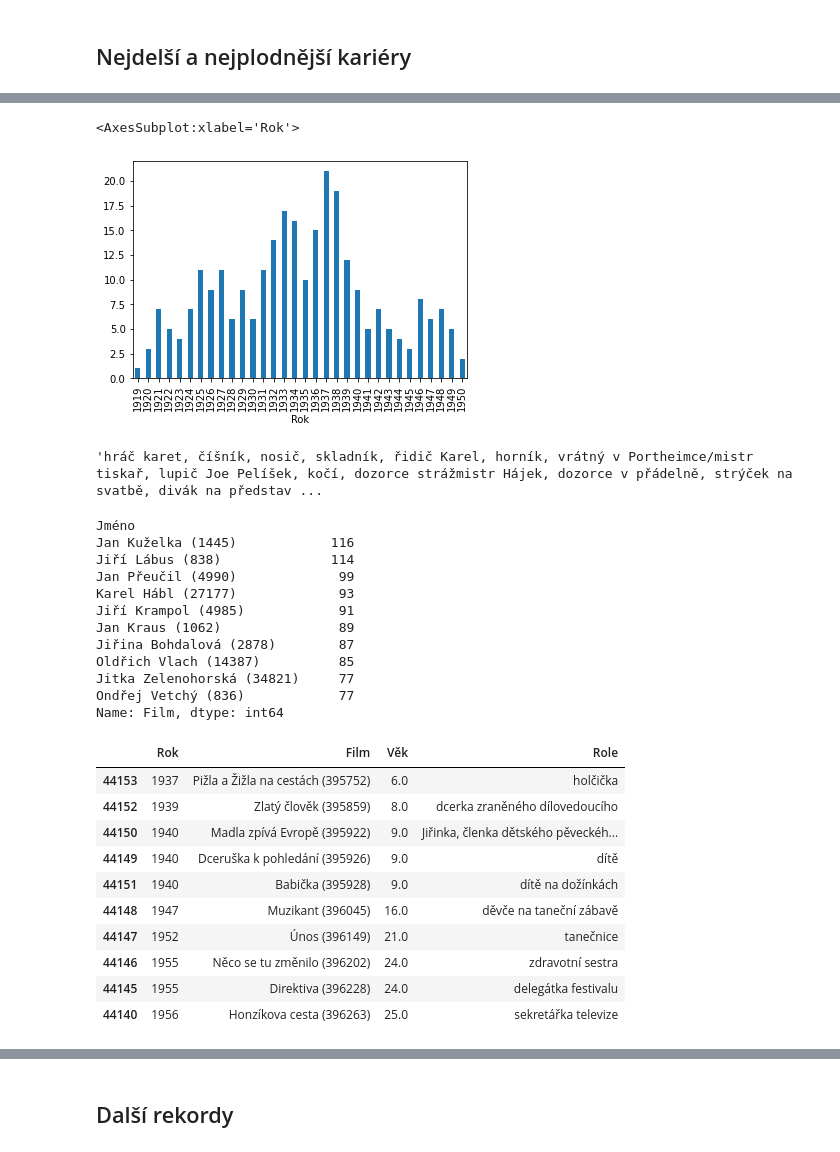
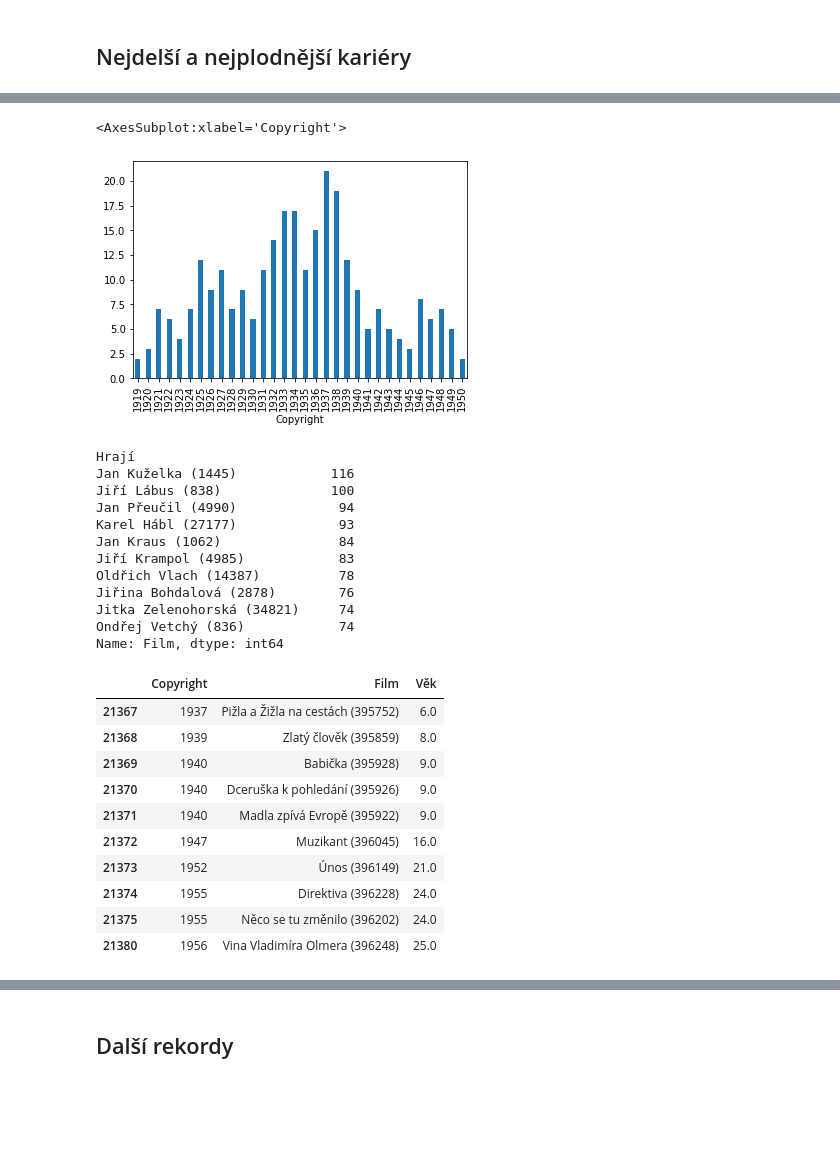
Before and after one commit to DataRozhlas/filmovy-prehled, a Jupyter notebook: 134 herectvo načisto.ipynb, the cells around one changed output, grey strips where cells are left out. Saved outputs shown, nothing was run; the diff lists cells and outputs as text; code cells hidden in the pictures; blank space fills up the shorter version.

```diff
--- a/134 herectvo načisto.ipynb
+++ b/134 herectvo načisto.ipynb
@@ -117,0 +76,4 @@ Name: Délka kariéry, dtype: int64
+# %%
+hraji = hraji.merge(persony, left_on="Hrají", right_on="Jméno")
+# %%
+hraji["Věk"] = hraji["Copyright"] - hraji["Rok narození"]
@@ -117,0 +112,3 @@ Name: Délka kariéry, dtype: int64
+# %%
+def jen_id(x):
+    return re.search("\([\w]*\)", x).group(0)[1:-1]
@@ -117,0 +119,2 @@ Name: Délka kariéry, dtype: int64
+# %%
+hraji["Id"] = hraji["Hrají"].apply(lambda x: jen_id(x))
@@ -172,38 +165,34 @@ nejaktivnejsich500 = herectvo.groupby("Jméno")["Film"].nunique().nlargest(500).
 # %%
-herectvo[herectvo["Jméno"] == "Jan W. Speerger (55928)"].groupby("Rok")["Film"].nunique().plot.bar()
+hraji[hraji["Hrají"] == "Jan W. Speerger (55928)"].groupby("Copyright")["Film"].nunique().plot.bar()
 # %% [output]
-<AxesSubplot:xlabel='Rok'>
+<AxesSubplot:xlabel='Copyright'>
-[figure, old version]
+[figure, new version]
-# %%
-", ".join(herectvo[herectvo["Jméno"] == "Jan W. Speerger (55928)"]["Role"].to_list())
-# %% [output]
-'hráč karet, číšník, nosič, skladník, řidič Karel, horník, vrátný v Portheimce/mistr tiskař, lupič Joe Pelíšek, kočí, dozorce strážmistr Hájek, dozorce v přádelně, strýček na svatbě, divák na představ ...
 # %%
-herectvo[(~herectvo["Datum narození"].isnull()) & herectvo["Datum úmrtí"].isnull()].groupby("Jméno")["Film"].nunique().nlargest(10)
+hraji[(~hraji["Datum narození"].isnull()) & hraji["Datum úmrtí"].isnull()].groupby("Hrají")["Film"].nunique().nlargest(10)
 # %% [output]
-Jméno
+Hrají
 Jan Kuželka (1445)            116
-Jiří Lábus (838)              114
-Jan Přeučil (4990)             99
+Jiří Lábus (838)              100
+Jan Přeučil (4990)             94
 Karel Hábl (27177)             93
-Jiří Krampol (4985)            91
-Jan Kraus (1062)               89
-Jiřina Bohdalová (2878)        87
-Oldřich Vlach (14387)          85
-Jitka Zelenohorská (34821)     77
-Ondřej Vetchý (836)            77
+Jan Kraus (1062)               84
+Jiří Krampol (4985)            83
+Oldřich Vlach (14387)          78
+Jiřina Bohdalová (2878)        76
+Jitka Zelenohorská (34821)     74
+Ondřej Vetchý (836)            74
 Name: Film, dtype: int64
 # %%
-herectvo[herectvo["Jméno"] == "Jiřina Bohdalová (2878)"][["Rok","Film","Věk","Role"]].sort_values(by="Rok").head(10)
+hraji[hraji["Hrají"] == "Jiřina Bohdalová (2878)"][["Copyright","Film","Věk"]].sort_values(by="Copyright").head(10)
 # %% [output]
-|  | Rok | Film | Věk | Role |
-| 44153 | 1937 | Pižla a Žižla na cestách (395752) | 6.0 | holčička |
-| 44152 | 1939 | Zlatý člověk (395859) | 8.0 | dcerka zraněného dílovedoucího |
-| 44150 | 1940 | Madla zpívá Evropě (395922) | 9.0 | Jiřinka, členka dětského pěveckéh... |
-| 44149 | 1940 | Dceruška k pohledání (395926) | 9.0 | dítě |
-| 44151 | 1940 | Babička (395928) | 9.0 | dítě na dožínkách |
-| 44148 | 1947 | Muzikant (396045) | 16.0 | děvče na taneční zábavě |
-| 44147 | 1952 | Únos (396149) | 21.0 | tanečnice |
-| 44146 | 1955 | Něco se tu změnilo (396202) | 24.0 | zdravotní sestra |
-| 44145 | 1955 | Direktiva (396228) | 24.0 | delegátka festivalu |
-| 44140 | 1956 | Honzíkova cesta (396263) | 25.0 | sekretářka televize |
+|  | Copyright | Film | Věk |
+| 21367 | 1937 | Pižla a Žižla na cestách (395752) | 6.0 |
+| 21368 | 1939 | Zlatý člověk (395859) | 8.0 |
+| 21369 | 1940 | Babička (395928) | 9.0 |
+| 21370 | 1940 | Dceruška k pohledání (395926) | 9.0 |
+| 21371 | 1940 | Madla zpívá Evropě (395922) | 9.0 |
+| 21372 | 1947 | Muzikant (396045) | 16.0 |
+| 21373 | 1952 | Únos (396149) | 21.0 |
+| 21374 | 1955 | Direktiva (396228) | 24.0 |
+| 21375 | 1955 | Něco se tu změnilo (396202) | 24.0 |
+| 21380 | 1956 | Vina Vladimíra Olmera (396248) | 25.0 |
```
Also changed, not shown: parts of 33 cells of this notebook, 14 other files.
